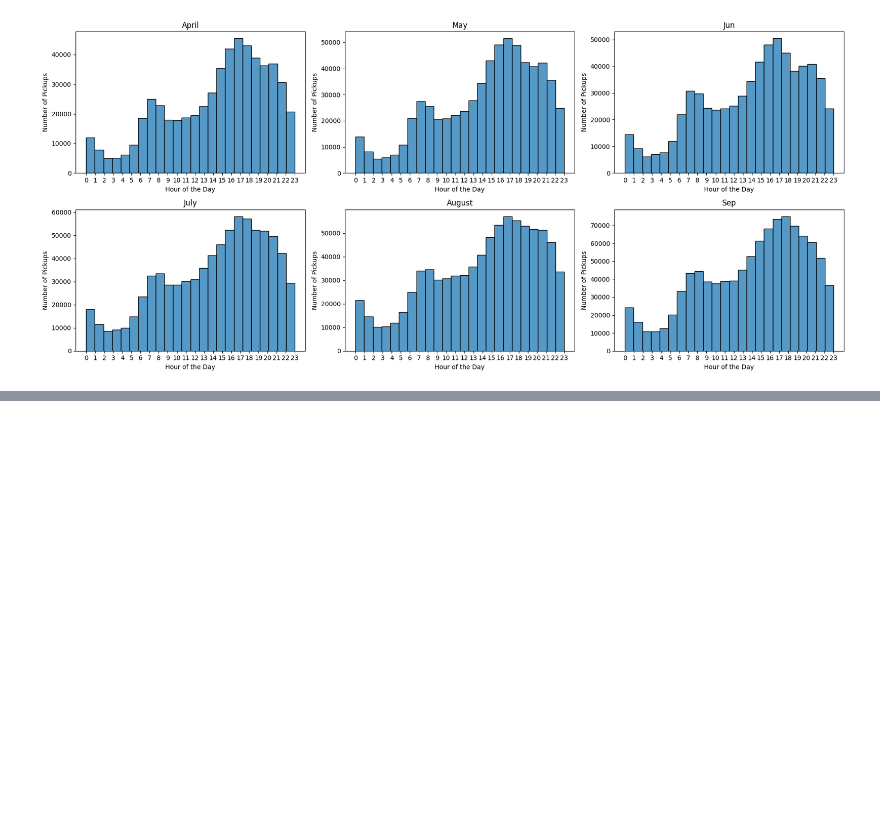
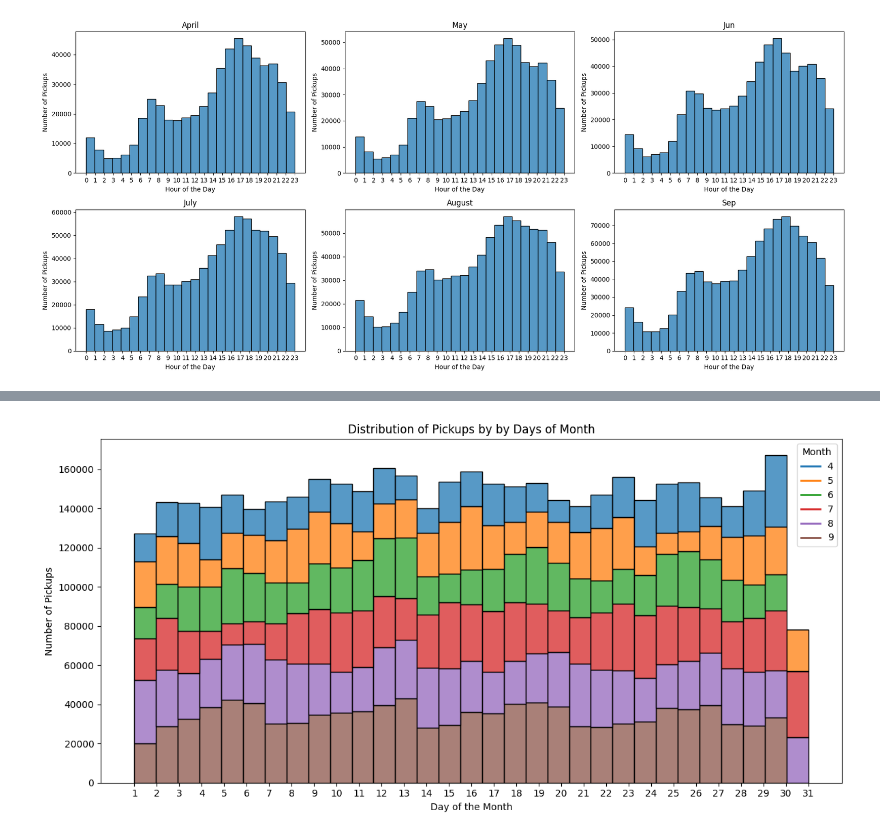
Before and after one commit to savicm5/mlProject, a Jupyter notebook: src/analysis.ipynb, the cells around one changed output, grey strips where cells are left out. Saved outputs shown, nothing was run; the diff lists cells and outputs as text; code cells hidden in the pictures; blank space fills up the shorter version.

```diff
--- a/src/analysis.ipynb
+++ b/src/analysis.ipynb
@@ -218,0 +236,20 @@ We can see that distribution of pickups per hours are simmilar for all represent
+# %%
+unique_months = df_apr_sep_2014['Month'].unique()
+palette = sns.color_palette('tab10', n_colors=len(unique_months))
+
+month_palette = dict(zip(unique_months, palette))
+
+handles = [Line2D([0], [0], color=color, lw=2) for color in palette]
+labels = [month for month in unique_months]
+
+plt.figure(figsize=(12,6))
+sns.histplot(data=df_apr_sep_2014,x='Day',hue='Month',multiple='stack', bins=31, kde=False,palette=month_palette)
+plt.title('Distribution of Pickups by by Days of Month')
+plt.xlabel('Day of the Month')
+plt.ylabel('Number of Pickups')
+plt.xticks(range(1, 32))
+plt.legend(handles=handles,labels=labels,title='Month')
+plt.tight_layout()
+plt.show()
+# %% [output]
+[figure, added]
```
Also changed, not shown: parts of 21 cells of this notebook, 1 other file.
